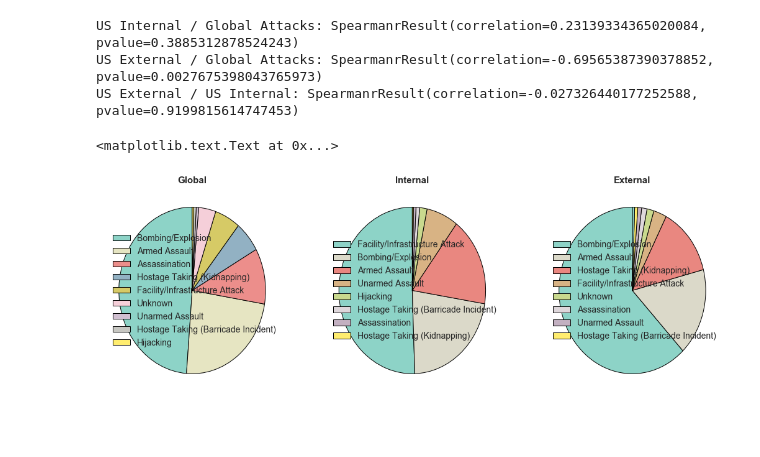
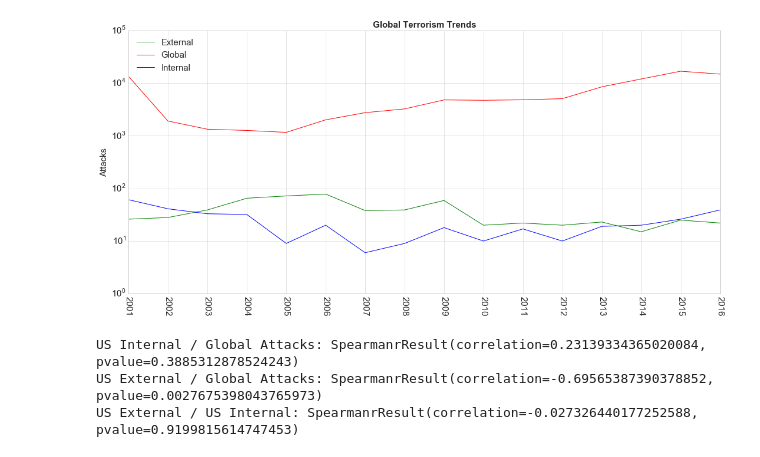
Before and after one commit to henrydambanemuya/gtd-usa, a Jupyter notebook: USA Terrorism Data.ipynb, the cells around one changed output. Saved outputs shown, nothing was run; the diff lists cells and outputs as text; code cells hidden in the pictures; blank space fills up the shorter version.

```diff
--- a/USA Terrorism Data.ipynb
+++ b/USA Terrorism Data.ipynb
@@ -118,34 +26,10 @@ plt.show()
-# %%
-print('US Internal / Global Attacks: {}'.format(stats.spearmanr(list(Counter(us_internal_data.iyear).values()), list(Counter(global_data.loc[global_data['iyear'] >= 2001].iyear).values()))))
-print('US External / Global Attacks: {}'.format(stats.spearmanr(list(Counter(us_external_data.iyear).values()), list(Counter(global_data.loc[global_data['iyear'] >= 2001].iyear).values()))))
-print('US External / US Internal: {}'.format(stats.spearmanr(list(Counter(us_internal_data.iyear).values()), list(Counter(us_external_data.iyear).values()))))
-# %% [output]
-US Internal / Global Attacks: SpearmanrResult(correlation=0.23139334365020084, pvalue=0.3885312878524243)
-US External / Global Attacks: SpearmanrResult(correlation=-0.69565387390378852, pvalue=0.0027675398043765973)
-US External / US Internal: SpearmanrResult(correlation=-0.027326440177252588, pvalue=0.9199815614747453)
-# %%
-f, (ax1, ax2, ax3) = plt.subplots(1, 3, figsize=(18,6))
-
-labels1= list(OrderedDict(sorted(Counter(global_data.attacktype1_txt).items(), key=lambda x: x[1], reverse=True)).keys())
-sizes1 = list(OrderedDict(sorted(Counter(global_data.attacktype1_txt).items(), key=lambda x: x[1], reverse=True)).values())
-
-patches1, texts1 = ax1.pie(sizes1, colors=cm.Set3(np.linspace(0, 1, len(sizes1))), startangle=90)
-ax1.legend(patches1, labels1, loc="right", fontsize=14)
-ax1.set_title('Global', fontsize=15, fontweight='bold')
-
-labels2= list(OrderedDict(sorted(Counter(us_internal_data.attacktype1_txt).items(), key=lambda x: x[1], reverse=True)).keys())
-sizes2 = list(OrderedDict(sorted(Counter(us_internal_data.attacktype1_txt).items(), key=lambda x: x[1], reverse=True)).values())
-
-patches2, texts2 = ax2.pie(sizes2, colors=cm.Set3(np.linspace(0, 1, len(sizes2))), startangle=90)
-ax2.legend(patches2, labels2, loc="right", fontsize=14)
-ax2.set_title('Internal', fontsize=15, fontweight='bold')
-
-labels3= list(OrderedDict(sorted(Counter(us_external_data.attacktype1_txt).items(), key=lambda x: x[1], reverse=True)).keys())
-sizes3 = list(OrderedDict(sorted(Counter(us_external_data.attacktype1_txt).items(), key=lambda x: x[1], reverse=True)).values())
-
-patches3, texts3 = ax3.pie(sizes3, colors=cm.Set3(np.linspace(0, 1, len(sizes2))), startangle=90)
-ax3.legend(patches2, labels3, loc="right", fontsize=14)
-ax3.set_title('External', fontsize=15, fontweight='bold')
-# %% [output]
-<matplotlib.text.Text at 0x...>
-[figure, removed]
+# %%
+globalTrends()
+# %% [output]
+[figure, added]
+# %%
+correlation()
+# %% [output]
+US Internal / Global Attacks: SpearmanrResult(correlation=0.23139334365020084, pvalue=0.3885312878524243)
+US External / Global Attacks: SpearmanrResult(correlation=-0.69565387390378852, pvalue=0.0027675398043765973)
+US External / US Internal: SpearmanrResult(correlation=-0.027326440177252588, pvalue=0.9199815614747453)
```
Also changed, not shown: parts of 11 cells of this notebook.
